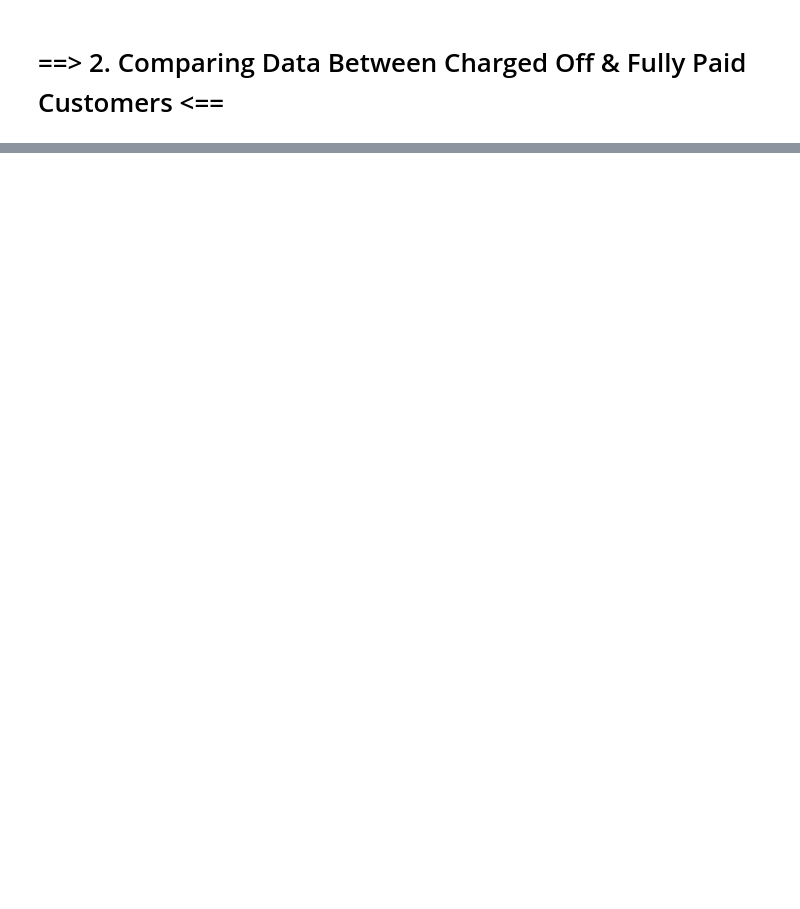
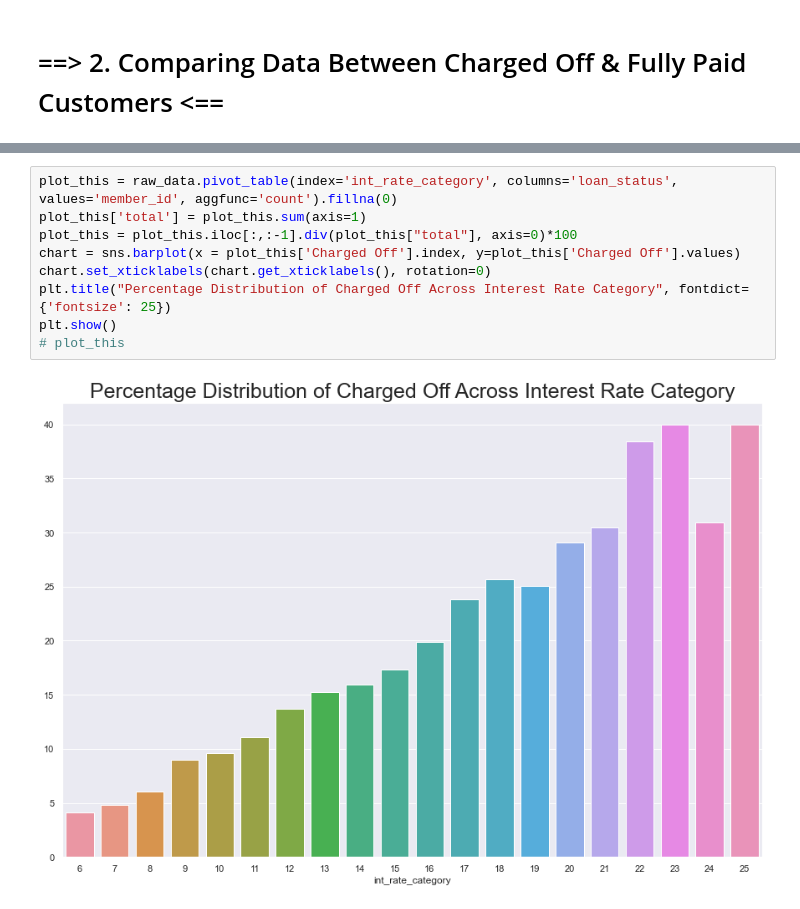
Before and after one commit to akshaykadam100/Lending-Club-Case-Study, a Jupyter notebook: Group_Facilitator_Name_V2.ipynb, the cells around one changed output, grey strips where cells are left out. Cells and saved outputs as stored; diff of their text form; blank space fills up the shorter version.

```diff
--- a/Group_Facilitator_Name_V2.ipynb
+++ b/Group_Facilitator_Name_V2.ipynb
@@ -459,0 +253,11 @@ plot_this
+# %%
+plot_this = raw_data.pivot_table(index='int_rate_category', columns='loan_status', values='member_id', aggfunc='count').fillna(0)
+plot_this['total'] = plot_this.sum(axis=1)
+plot_this = plot_this.iloc[:,:-1].div(plot_this["total"], axis=0)*100
+chart = sns.barplot(x = plot_this['Charged Off'].index, y=plot_this['Charged Off'].values)
+chart.set_xticklabels(chart.get_xticklabels(), rotation=0)
+plt.title("Percentage Distribution of Charged Off Across Interest Rate Category", fontdict={'fontsize': 25})
+plt.show()
+# plot_this
+# %% [output]
+[figure, added]
```
Also changed, not shown: parts of 91 cells of this notebook.
